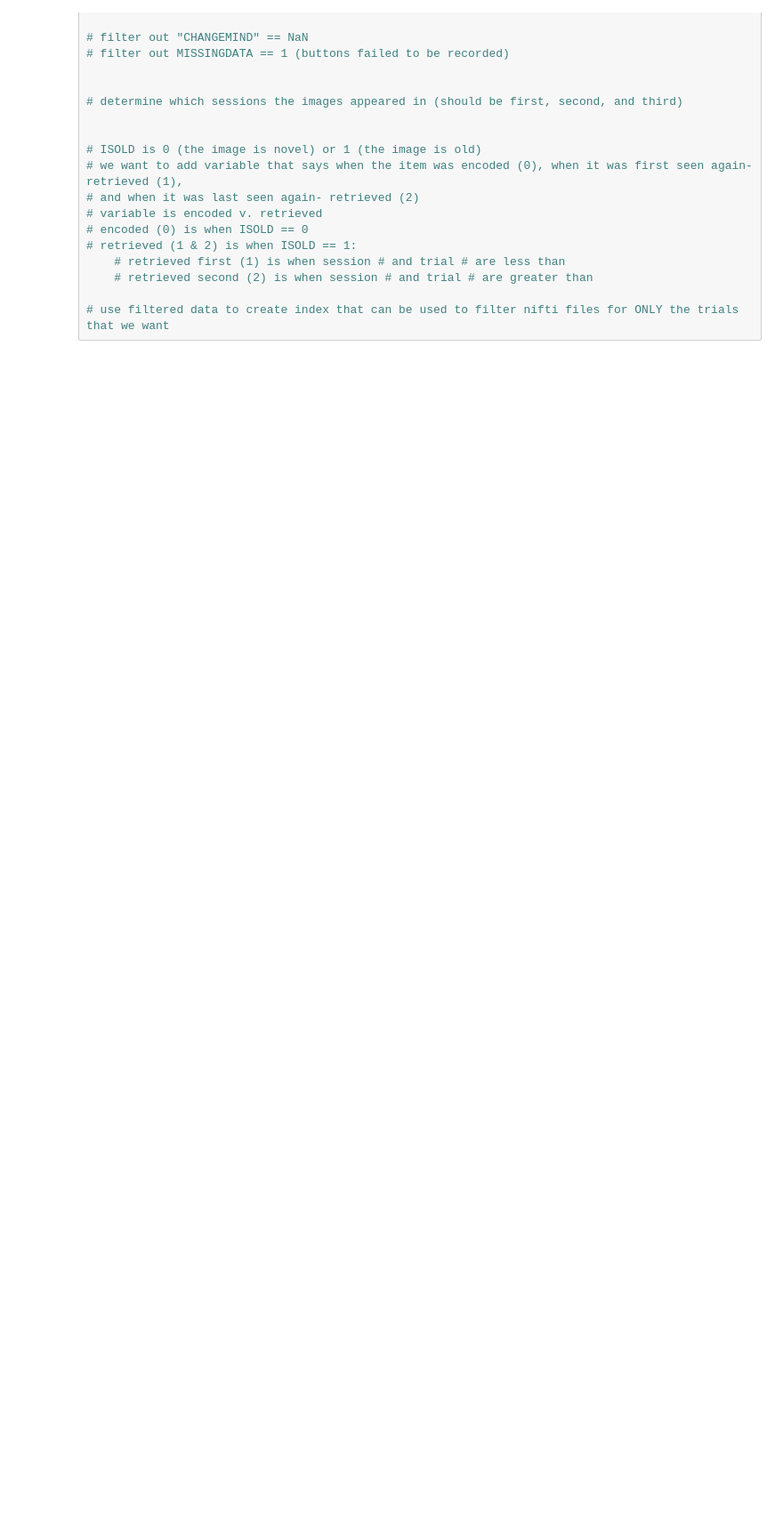
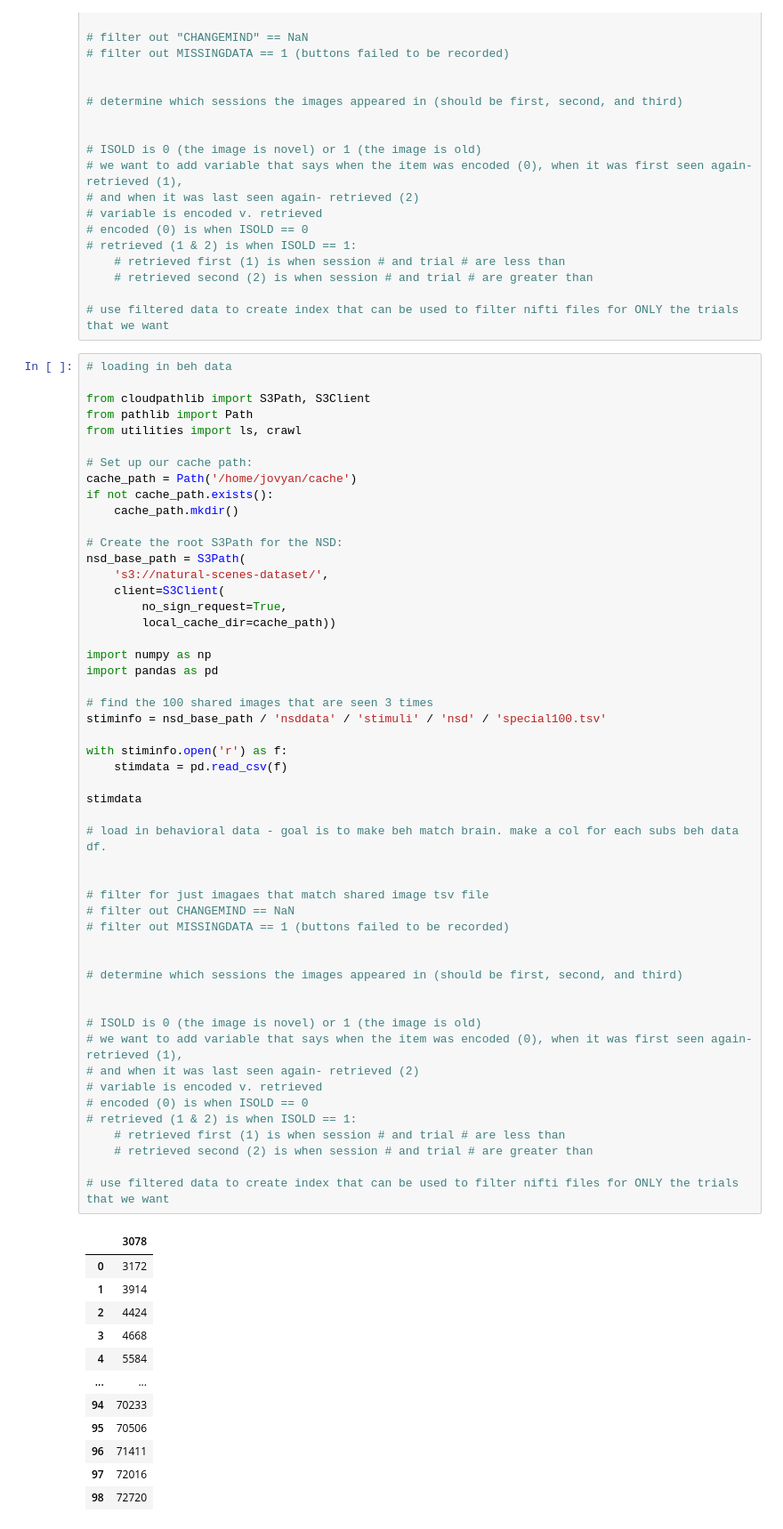
Before and after one commit to MShipkova/memory_NSD, a Jupyter notebook: explore_aug5.ipynb, the cells around one changed output. Shown: that part at 89% size. Drawn from its saved outputs; the diff is of its cells as text; blank space fills up the shorter version.

```diff
--- a/explore_aug5.ipynb
+++ b/explore_aug5.ipynb
@@ -67,3 +85,67 @@ shared515 = np.array(shared515)
     # retrieved second (2) is when session # and trial # are greater than
 
 # use filtered data to create index that can be used to filter nifti files for ONLY the trials that we want
+# %%
+# loading in beh data
+
+from cloudpathlib import S3Path, S3Client
+from pathlib import Path
+from utilities import ls, crawl
+
+# Set up our cache path:
+cache_path = Path('/home/jovyan/cache')
+if not cache_path.exists():
+    cache_path.mkdir()
+
+# Create the root S3Path for the NSD:
+nsd_base_path = S3Path(
+    's3://natural-scenes-dataset/',
+    client=S3Client(
+        no_sign_request=True,
+        local_cache_dir=cache_path))
+
+import numpy as np
+import pandas as pd
+
+# find the 100 shared images that are seen 3 times
+stiminfo = nsd_base_path / 'nsddata' / 'stimuli' / 'nsd' / 'special100.tsv'
+
+with stiminfo.open('r') as f:
+    stimdata = pd.read_csv(f)
+
+stimdata
+
+# load in behavioral data - goal is to make beh match brain. make a col for each subs beh data df.
+
+
+# filter for just imagaes that match shared image tsv file
+# filter out CHANGEMIND == NaN
+# filter out MISSINGDATA == 1 (buttons failed to be recorded)
+
+
+# determine which sessions the images appeared in (should be first, second, and third)
+
+
+# ISOLD is 0 (the image is novel) or 1 (the image is old)
+# we want to add variable that says when the item was encoded (0), when it was first seen again- retrieved (1),
+# and when it was last seen again- retrieved (2)
+# variable is encoded v. retrieved
+# encoded (0) is when ISOLD == 0
+# retrieved (1 & 2) is when ISOLD == 1:
+    # retrieved first (1) is when session # and trial # are less than
+    # retrieved second (2) is when session # and trial # are greater than
+
+# use filtered data to create index that can be used to filter nifti files for ONLY the trials that we want
+# %% [output]
+|  | 3078 |
+| 0 | 3172 |
+| 1 | 3914 |
+| 2 | 4424 |
+| 3 | 4668 |
+| 4 | 5584 |
+| ... | ... |
+| 94 | 70233 |
+| 95 | 70506 |
+| 96 | 71411 |
+| 97 | 72016 |
+| 98 | 72720 |
```
Also changed, not shown: parts of 14 cells of this notebook, 11 other files.
